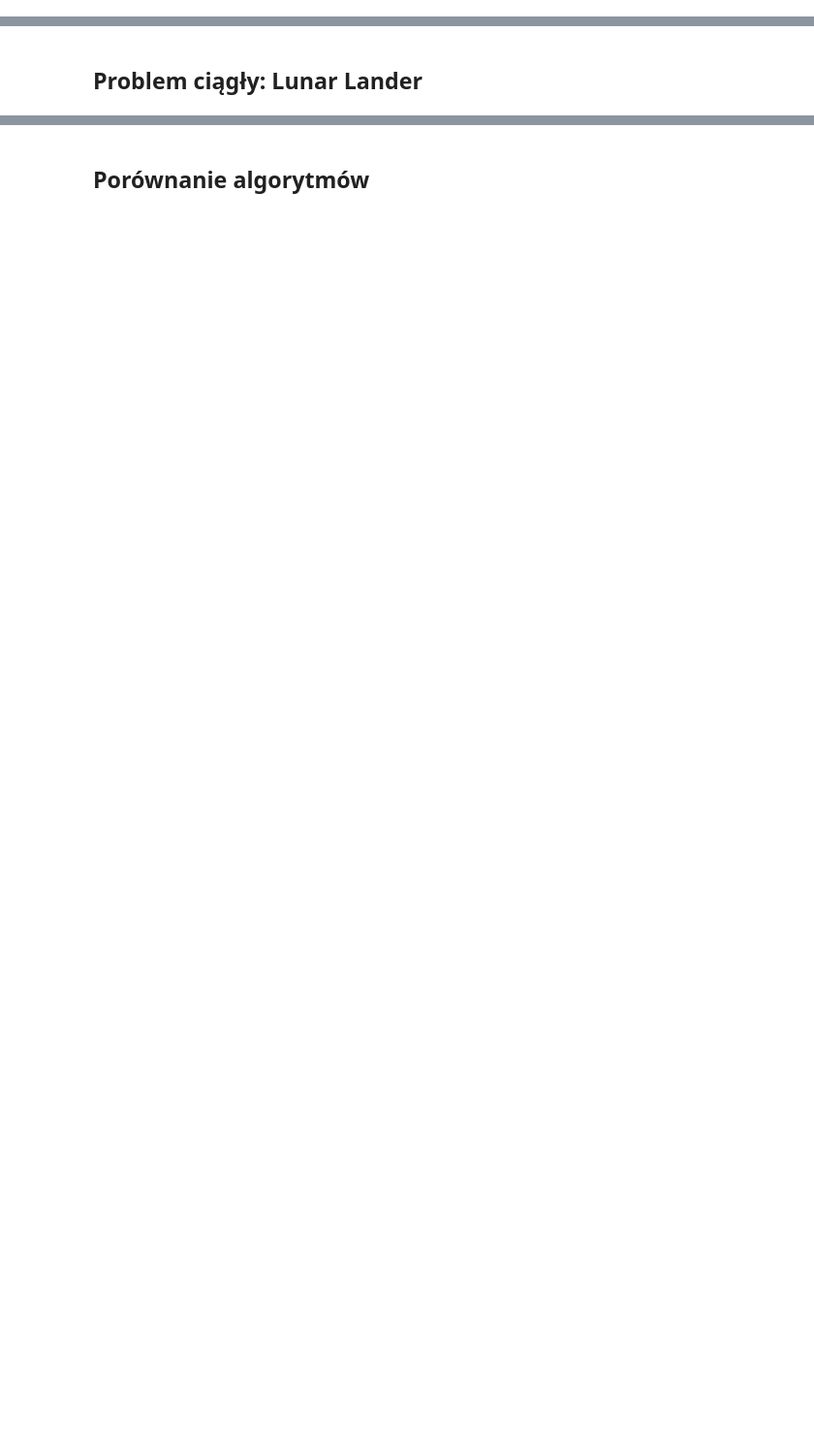
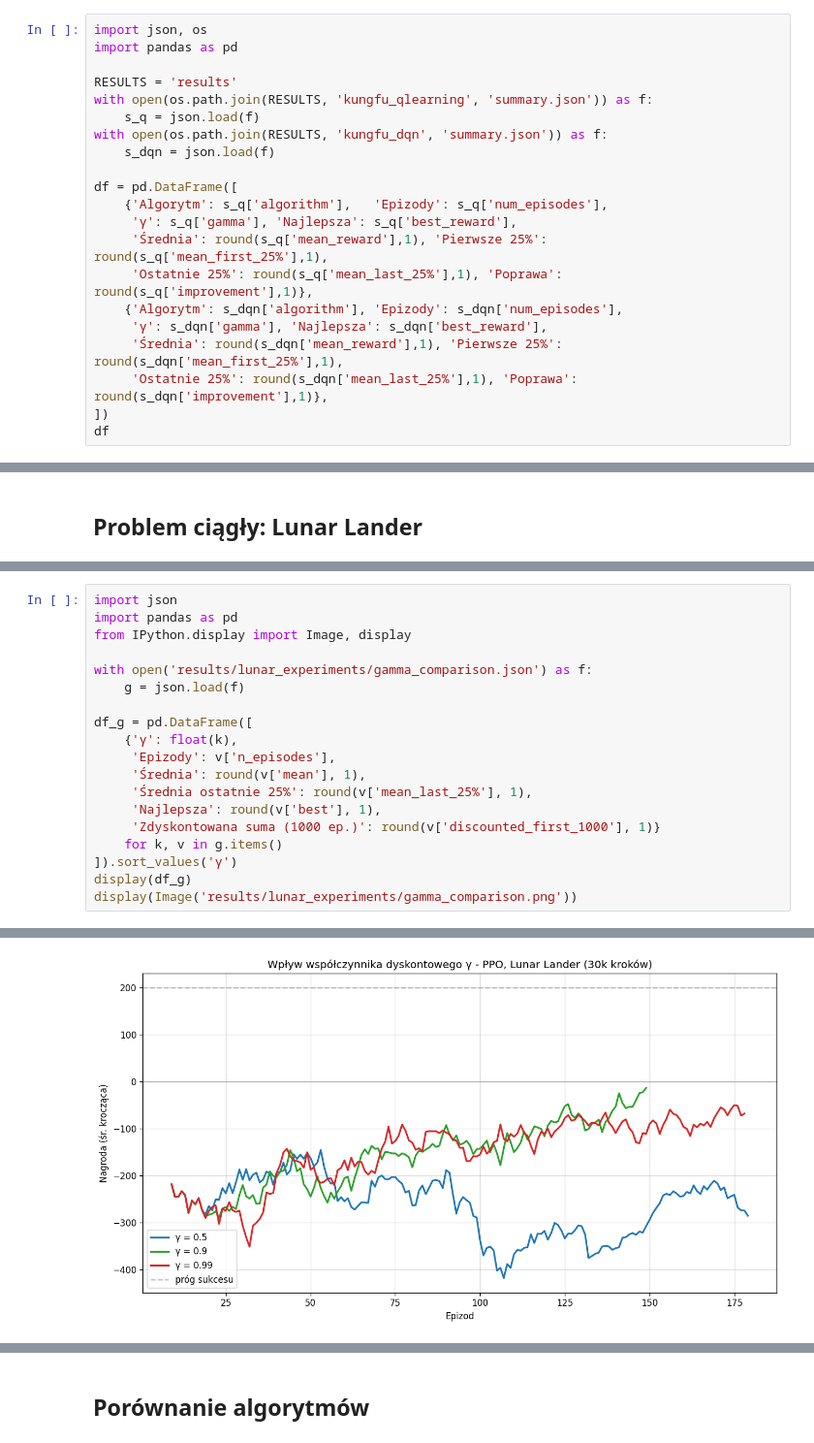
Before and after one commit to akaButter/Inteligencja-obliczeniowa, a Jupyter notebook: lab03/raport3.ipynb, the cells around one changed output, grey strips where cells are left out. Shown at 97% size. Drawn from its saved outputs; the diff is of its cells as text; blank space fills up the shorter version.

```diff
--- a/lab03/raport3.ipynb
+++ b/lab03/raport3.ipynb
@@ -12,0 +35,21 @@ Uwzględniamy współczynnik dyskontowy równy 0.9
+# %%
+import json, os
+import pandas as pd
+
+RESULTS = 'results'
+with open(os.path.join(RESULTS, 'kungfu_qlearning', 'summary.json')) as f:
+    s_q = json.load(f)
+with open(os.path.join(RESULTS, 'kungfu_dqn', 'summary.json')) as f:
+    s_dqn = json.load(f)
+
+df = pd.DataFrame([
+    {'Algorytm': s_q['algorithm'],   'Epizody': s_q['num_episodes'],
+     'γ': s_q['gamma'], 'Najlepsza': s_q['best_reward'],
+     'Średnia': round(s_q['mean_reward'],1), 'Pierwsze 25%': round(s_q['mean_first_25%'],1),
+     'Ostatnie 25%': round(s_q['mean_last_25%'],1), 'Poprawa': round(s_q['improvement'],1)},
+    {'Algorytm': s_dqn['algorithm'], 'Epizody': s_dqn['num_episodes'],
+     'γ': s_dqn['gamma'], 'Najlepsza': s_dqn['best_reward'],
+     'Średnia': round(s_dqn['mean_reward'],1), 'Pierwsze 25%': round(s_dqn['mean_first_25%'],1),
+     'Ostatnie 25%': round(s_dqn['mean_last_25%'],1), 'Poprawa': round(s_dqn['improvement'],1)},
+])
+df
@@ -20,0 +145,20 @@ Rozważ trzy różne współczynniki dyskontowe, opisz jak różnią się wyniki
+# %%
+import json
+import pandas as pd
+from IPython.display import Image, display
+
+with open('results/lunar_experiments/gamma_comparison.json') as f:
+    g = json.load(f)
+
+df_g = pd.DataFrame([
+    {'γ': float(k),
+     'Epizody': v['n_episodes'],
+     'Średnia': round(v['mean'], 1),
+     'Średnia ostatnie 25%': round(v['mean_last_25%'], 1),
+     'Najlepsza': round(v['best'], 1),
+     'Zdyskontowana suma (1000 ep.)': round(v['discounted_first_1000'], 1)}
+    for k, v in g.items()
+]).sort_values('γ')
+display(df_g)
+display(Image('results/lunar_experiments/gamma_comparison.png'))
+# %% [output]
@@ -20,0 +169 @@ Rozważ trzy różne współczynniki dyskontowe, opisz jak różnią się wyniki
+[figure, added]
```
Also changed, not shown: parts of 16 cells of this notebook, 29 other files.
